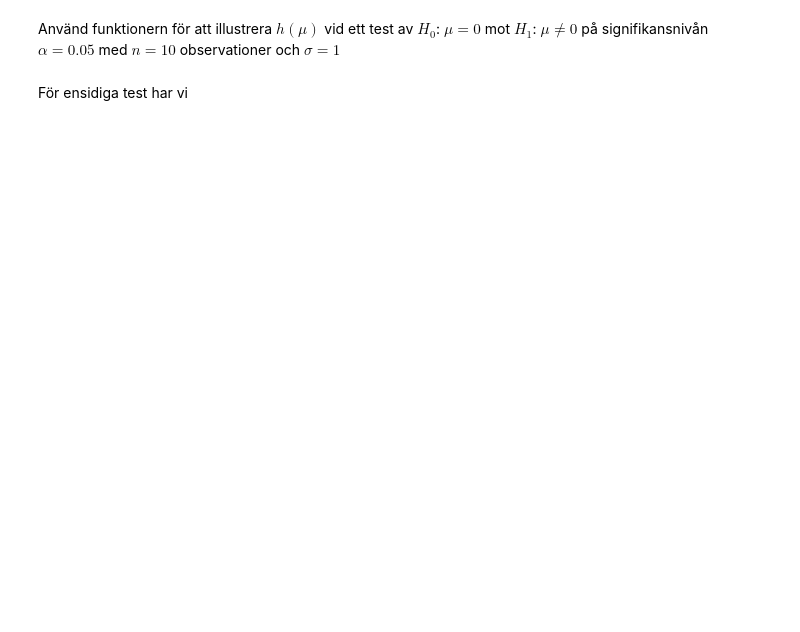
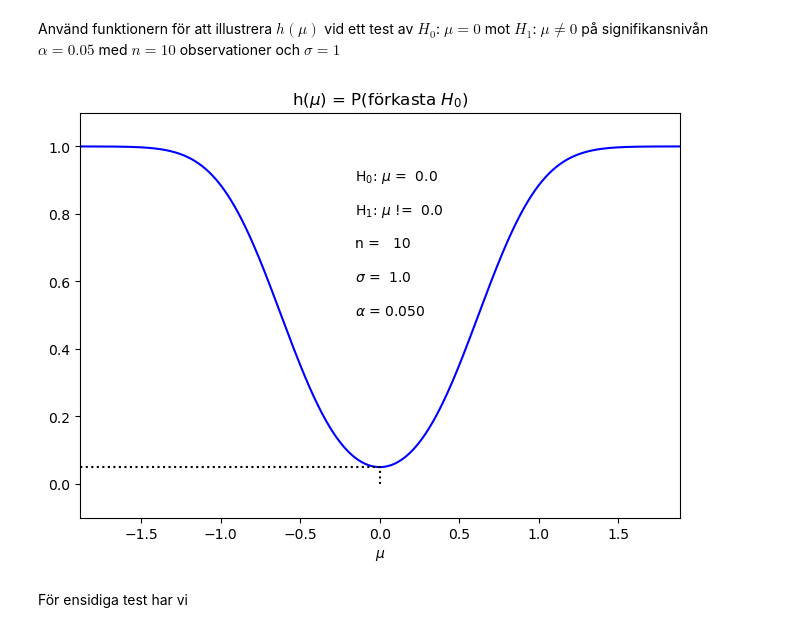
Before and after one commit to Nr755/FMSF20, a Jupyter notebook: lab3/fmsf20_lab3_HT24.ipynb, the cells around one changed output. Drawn from its saved outputs; the diff is of its cells as text; code cells hidden in the pictures; blank space fills up the shorter version.

```diff
--- a/lab3/fmsf20_lab3_HT24.ipynb
+++ b/lab3/fmsf20_lab3_HT24.ipynb
@@ -237,2 +311,6 @@ fig = styrkefkn(?, ?, ?, ?, '!=')
+# %%
+fig = styrkefkn(0, 1, 10, 0.05, '!=')
+# %% [output]
+[figure, added]
 # %% [markdown]
 För ensidiga test har vi
```
Also changed, not shown: parts of 25 cells of this notebook.
